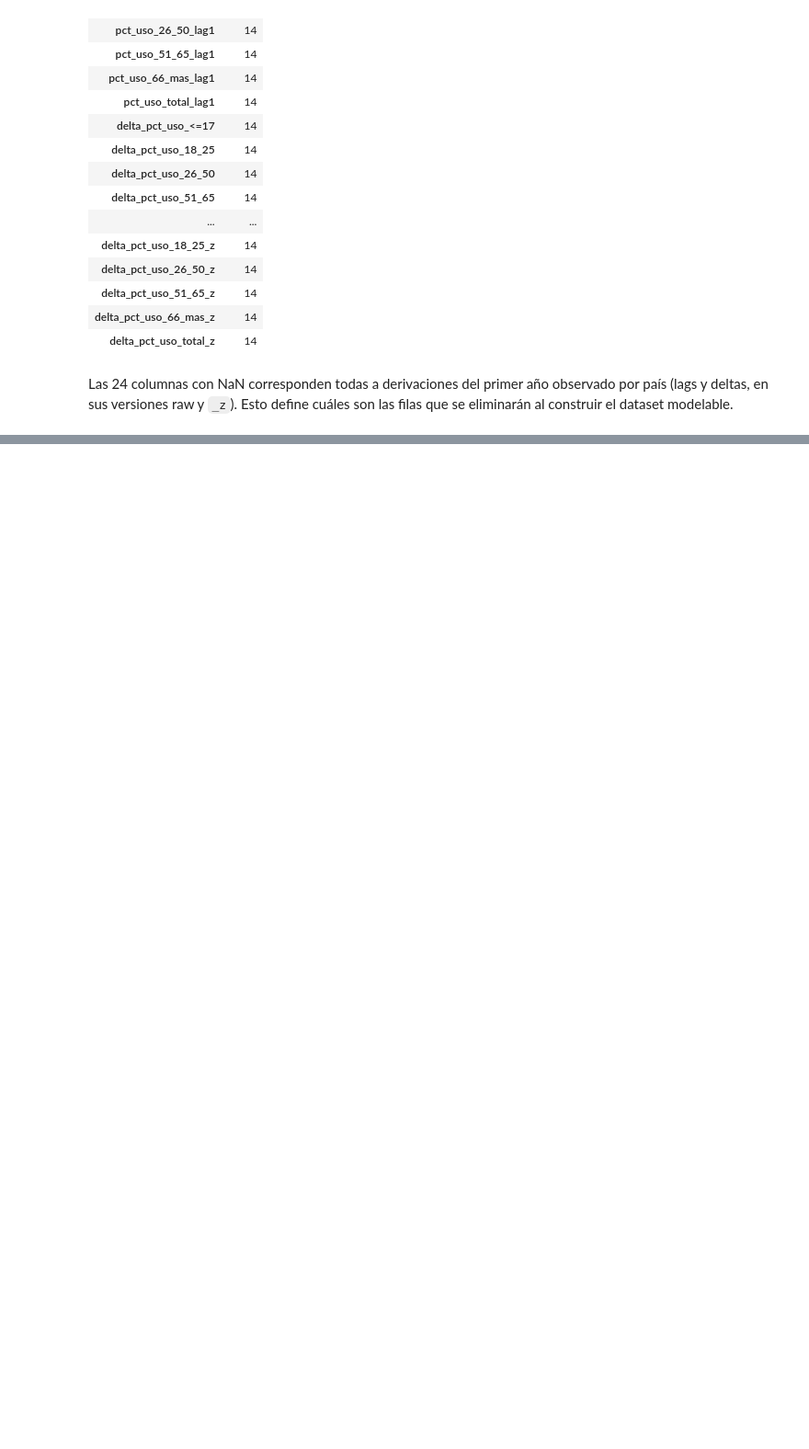
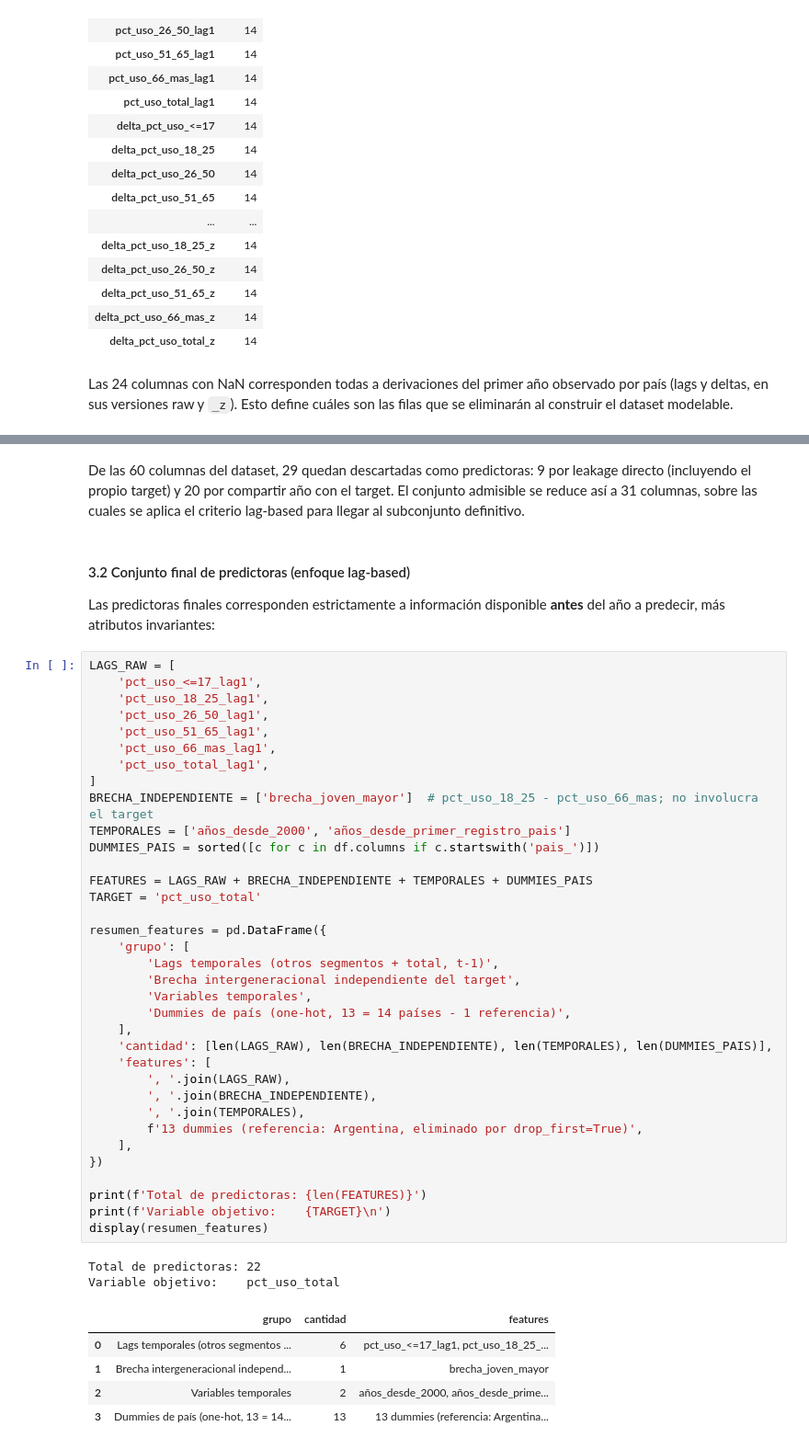
Before and after one commit to Tunchxz/CC3074-Proyecto-Final, a Jupyter notebook: Week-3.ipynb, the cells around one changed output, grey strips where cells are left out. Shown at 92% size. Saved outputs shown, nothing was run; the diff lists cells and outputs as text; blank space fills up the shorter version.

```diff
--- a/Week-3.ipynb
+++ b/Week-3.ipynb
@@ -194,0 +270,49 @@ Las 24 columnas con NaN corresponden todas a derivaciones del primer año observ
+# %% [markdown]
+De las 60 columnas del dataset, 29 quedan descartadas como predictoras: 9 por leakage directo (incluyendo el propio target) y 20 por compartir año con el target. El conjunto admisible se reduce así a 31 columnas, sobre las cuales se aplica el criterio lag-based para llegar al subconjunto definitivo.
+# %% [markdown]
+#### 3.2 Conjunto final de predictoras (enfoque lag-based)
+
+Las predictoras finales corresponden estrictamente a información disponible **antes** del año a predecir, más atributos invariantes:
+# %%
+LAGS_RAW = [
+    'pct_uso_<=17_lag1',
+    'pct_uso_18_25_lag1',
+    'pct_uso_26_50_lag1',
+    'pct_uso_51_65_lag1',
+    'pct_uso_66_mas_lag1',
+    'pct_uso_total_lag1',
+]
+BRECHA_INDEPENDIENTE = ['brecha_joven_mayor']  # pct_uso_18_25 - pct_uso_66_mas; no involucra el target
+TEMPORALES = ['años_desde_2000', 'años_desde_primer_registro_pais']
+DUMMIES_PAIS = sorted([c for c in df.columns if c.startswith('pais_')])
+
+FEATURES = LAGS_RAW + BRECHA_INDEPENDIENTE + TEMPORALES + DUMMIES_PAIS
+TARGET = 'pct_uso_total'
+
+resumen_features = pd.DataFrame({
+    'grupo': [
+        'Lags temporales (otros segmentos + total, t-1)',
+        'Brecha intergeneracional independiente del target',
+        'Variables temporales',
+        'Dummies de país (one-hot, 13 = 14 países - 1 referencia)',
+    ],
+    'cantidad': [len(LAGS_RAW), len(BRECHA_INDEPENDIENTE), len(TEMPORALES), len(DUMMIES_PAIS)],
+    'features': [
+        ', '.join(LAGS_RAW),
+        ', '.join(BRECHA_INDEPENDIENTE),
+        ', '.join(TEMPORALES),
+        f'13 dummies (referencia: Argentina, eliminado por drop_first=True)',
+    ],
+})
+
+print(f'Total de predictoras: {len(FEATURES)}')
+print(f'Variable objetivo:    {TARGET}\n')
+display(resumen_features)
+# %% [output]
+Total de predictoras: 22
+Variable objetivo:    pct_uso_total
+|  | grupo | cantidad | features |
+| 0 | Lags temporales (otros segmentos ... | 6 | pct_uso_<=17_lag1, pct_uso_18_25_... |
+| 1 | Brecha intergeneracional independ... | 1 | brecha_joven_mayor |
+| 2 | Variables temporales | 2 | años_desde_2000, años_desde_prime... |
+| 3 | Dummies de país (one-hot, 13 = 14... | 13 | 13 dummies (referencia: Argentina... |
```
Also changed, not shown: parts of 5 cells of this notebook.
